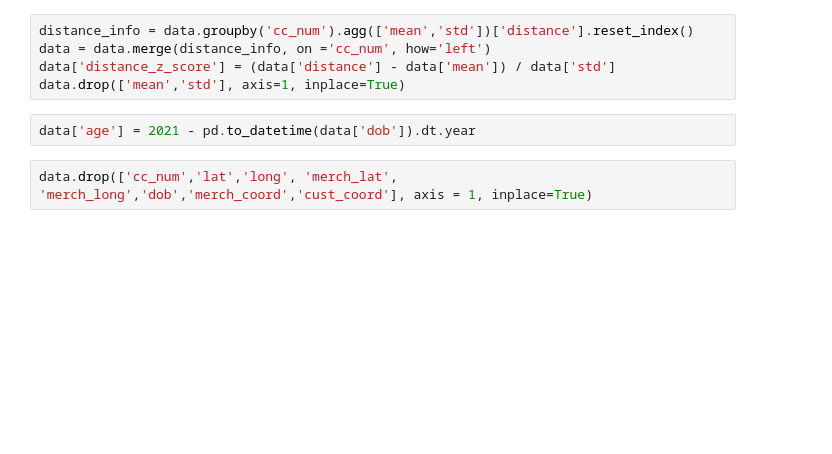
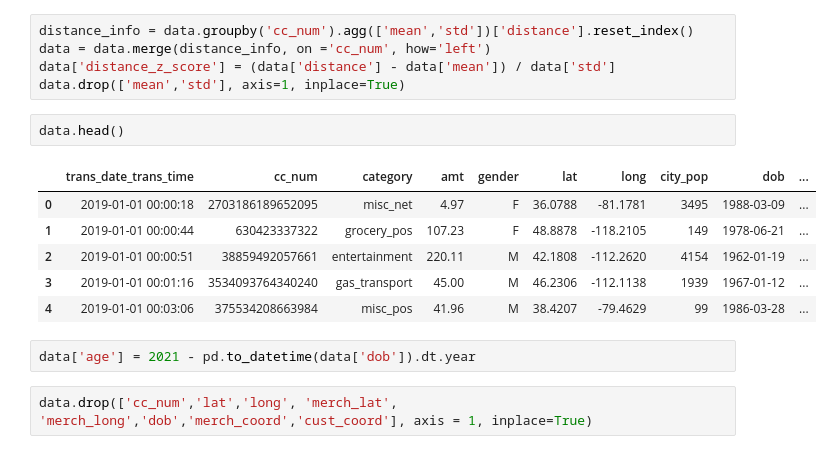
Before and after one commit to musthave-ML10/notebooks, a Jupyter notebook: 11_LightGBM.ipynb, the cells around one changed output. Cells and saved outputs as stored; diff of their text form; blank space fills up the shorter version.

```diff
--- a/11_LightGBM.ipynb
+++ b/11_LightGBM.ipynb
@@ -157,6 +158,15 @@ distance_info = data.groupby('cc_num').agg(['mean','std'])['distance'].reset_ind
 data = data.merge(distance_info, on ='cc_num', how='left')
 data['distance_z_score'] = (data['distance'] - data['mean']) / data['std']
 data.drop(['mean','std'], axis=1, inplace=True)
+# %%
+data.head()
+# %% [output]
+|  | trans_date_trans_time | cc_num | category | amt | gender | lat | long | city_pop | dob | ... |
+| 0 | 2019-01-01 00:00:18 | 2703186189652095 | misc_net | 4.97 | F | 36.0788 | -81.1781 | 3495 | 1988-03-09 | ... |
+| 1 | 2019-01-01 00:00:44 | 630423337322 | grocery_pos | 107.23 | F | 48.8878 | -118.2105 | 149 | 1978-06-21 | ... |
+| 2 | 2019-01-01 00:00:51 | 38859492057661 | entertainment | 220.11 | M | 42.1808 | -112.2620 | 4154 | 1962-01-19 | ... |
+| 3 | 2019-01-01 00:01:16 | 3534093764340240 | gas_transport | 45.00 | M | 46.2306 | -112.1138 | 1939 | 1967-01-12 | ... |
+| 4 | 2019-01-01 00:03:06 | 375534208663984 | misc_pos | 41.96 | M | 38.4207 | -79.4629 | 99 | 1986-03-28 | ... |
 # %%
 data['age'] = 2021 - pd.to_datetime(data['dob']).dt.year
 # %%
```
Also changed, not shown: parts of 6 cells of this notebook, 6 other files.
